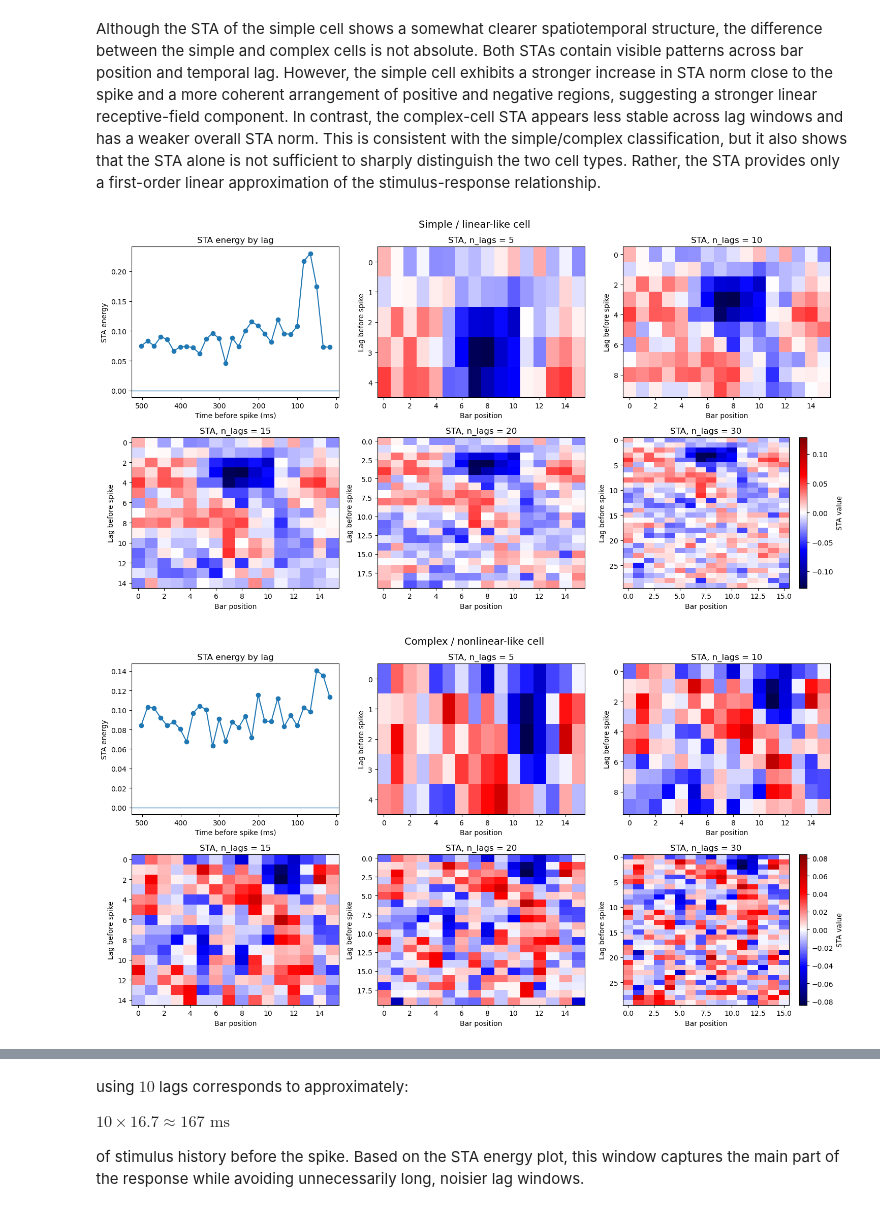
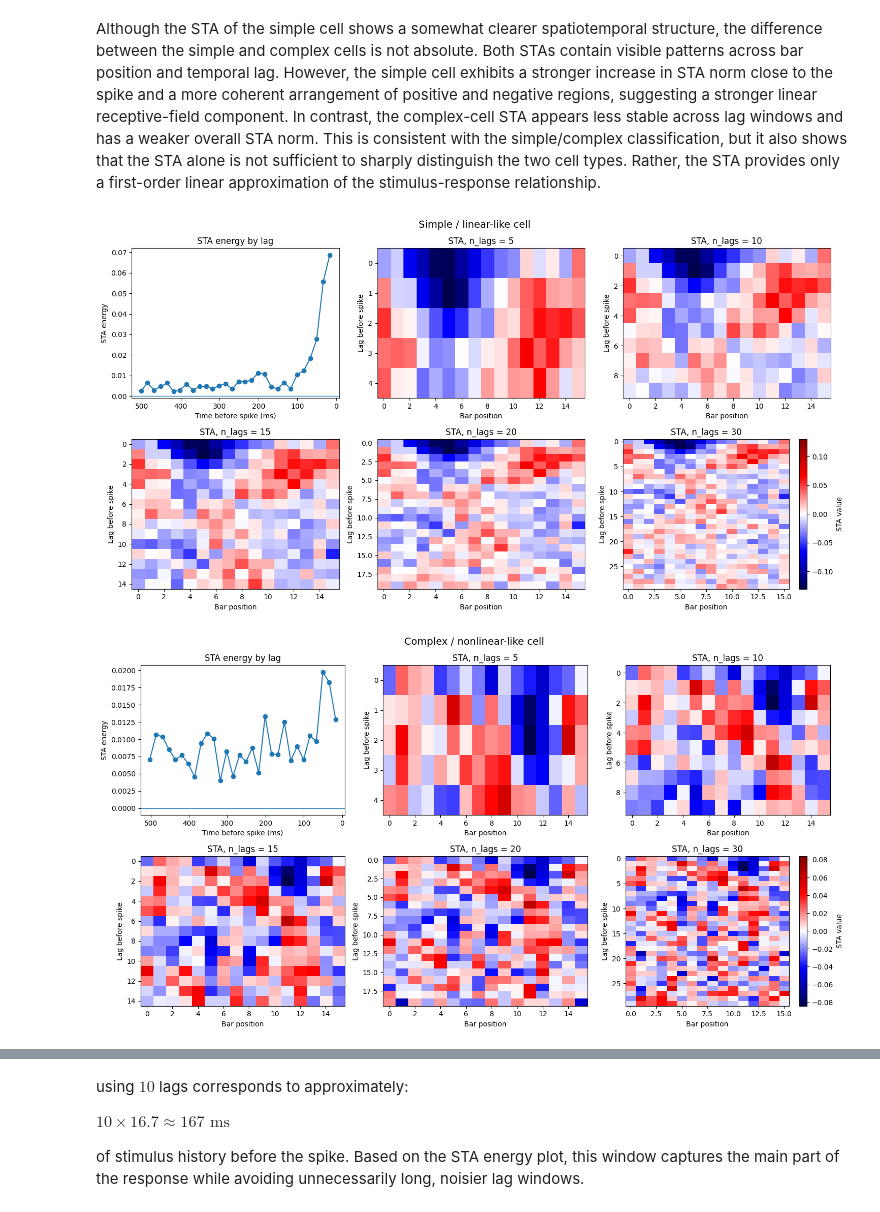
Before and after one commit to alessandrodipiano/neural_encoding, a Jupyter notebook: notebook/start.ipynb, the cells around one changed output, grey strips where cells are left out. Saved outputs shown, nothing was run; the diff lists cells and outputs as text; code cells hidden in the pictures.

```diff
--- a/notebook/start.ipynb
+++ b/notebook/start.ipynb
@@ -124,9 +124,6 @@ info = tori(flog, cluster_index=0, plot=True)
 # %%
 
-for path in paths_comples_trials:
-
-
-
+for path in paths_complex_trials:
 
     log_lines         = load_log_lines(path)
     remote_rr         = float(numbers(search_log(log_lines, 'TestInfo',  'RemoteRefreshRate', '119.44'))[0])
@@ -137,7 +134,6 @@ for path in paths_comples_trials:
     sti_w_deg  = sti_w * 0.5                      # cm → degrees (1 cm ≈ 0.5° at 114 cm viewing)
 
 
-
     print(f'Effective frame rate: {frame_rate:.4f} Hz')
     print(f'Stimulus width: {sti_w} cm = {sti_w_deg:.2f}°  ({sti_w_deg / 16:.3f}°/bar)')
 # %% [output]
@@ -155,14 +151,13 @@ Stimulus width: 9.0 cm = 4.50°  (0.281°/bar)
 ### neuron b02 of 2004
 # %%
 flog = retrieve_log(
-    path=LINEAR_NEURON_PATH,
+    path=LINEAR_NEURON_PATH_2,
     filename="000420.b02atune.log",
     channels=None
 )
 
 info = tori(flog, cluster_index=0, plot=True)
-paths = [LINEAR_NEURON_PATH / name for name in filenames_complex]
-
+paths = [LINEAR_NEURON_PATH_2 / name for name in filenames_linear_2]
 
 msq1D_stim = loadmat(STIM_PATH)['msq1D'].astype(float)   # (32767, 16), values ±1
 # %% [output]
@@ -170,5 +165,5 @@ FileNotFoundError: [Errno 2] No such file or directory: 'c:\\Users\\aless\\Deskt
 # %%
-for path in paths_linear_trial:
+for path in paths_linear_trial_2:
 
 
     msq1D_stim = loadmat(STIM_PATH)['msq1D'].astype(float)   # (32767, 16), values ±1
@@ -287,8 +282,8 @@ stimulus shape:(32767, 16), stimulus mean=3.051850947599719e-05, stimulus varian
 [figure]
 # %%
 groups = {
-    "Simple / linear-like cell": paths_linear_trial,
-    "Complex / nonlinear-like cell": paths_comples_trials,
+    "Simple / linear-like cell": paths_linear_trial_2,
+    "Complex / nonlinear-like cell": paths_complex_trials,
 }
 
 for group_name, paths in groups.items():
@@ -367,8 +362,8 @@ This quantity measures the overall magnitude of the spike-triggered stimulus pat
 Although the STA of the simple cell shows a somewhat clearer spatiotemporal structure, the difference between the simple and complex cells is not absolute. Both STAs contain visible patterns across bar position and temporal lag. However, the simple cell exhibits a stronger increase in STA norm close to the spike and a more coherent arrangement of positive and negative regions, suggesting a stronger linear receptive-field component. In contrast, the complex-cell STA appears less stable across lag windows and has a weaker overall STA norm. This is consistent with the simple/complex classification, but it also shows that the STA alone is not sufficient to sharply distinguish the two cell types. Rather, the STA provides only a first-order linear approximation of the stimulus-response relationship.
 # %%
 groups = {
-    "Simple / linear-like cell": paths_linear_trial,
-    "Complex / nonlinear-like cell": paths_comples_trials,
+    "Simple / linear-like cell": paths_linear_trial_2,
+    "Complex / nonlinear-like cell": paths_complex_trials,
 }
 
 lag_values = [5, 10, 15, 20, 30]
@@ -408,7 +403,7 @@ for group_name, paths in groups.items():
     sta_30 = stas[30]
 
     lag_ms = 1000 * np.arange(1, sta_30.shape[0] + 1) / frame_rate
-    lag_energy = np.sqrt(np.sum(sta_30**2, axis=1))
+    lag_energy = np.sqrt(np.sum(sta_30**2, axis=1))**2
 
     axes[0].plot(lag_ms, lag_energy, marker="o")
     axes[0].invert_xaxis()
@@ -417,36 +412,39 @@ for group_name, paths in groups.items():
     axes[0].set_xlabel("Time before spike (ms)")
     axes[0].set_ylabel("STA energy")
 
     # ---------- Remaining five panels: STA heatmaps ----------
     vmax = max(np.max(np.abs(stas[L])) for L in lag_values)
 
     for ax, L in zip(axes[1:], lag_values):
         sta_L = stas[L]
 
         im = ax.imshow(
             sta_L,
             aspect="auto",
             cmap="seismic",
             vmin=-vmax,
             vmax=vmax,
             origin="upper"
         )
 
         ax.set_title(f"STA, n_lags = {L}")
         ax.set_xlabel("Bar position")
         ax.set_ylabel("Lag before spike")
 
     cbar = fig.colorbar(
         im,
+    )
 
-    )
     cbar.set_label("STA value")
 
     plt.tight_layout()
     plt.show()
+
+
+    # TO CHANGE Lag before spike (frames) to Lag before spike (ms)??
 # %% [output]
-[figure, old version]
+[figure, new version]
-[figure, old version]
+[figure, new version]
 # %%
 target_lags_ms = [250, 200, 150, 100, 75, 30]
 
```
Also changed, not shown: parts of 29 cells of this notebook.
